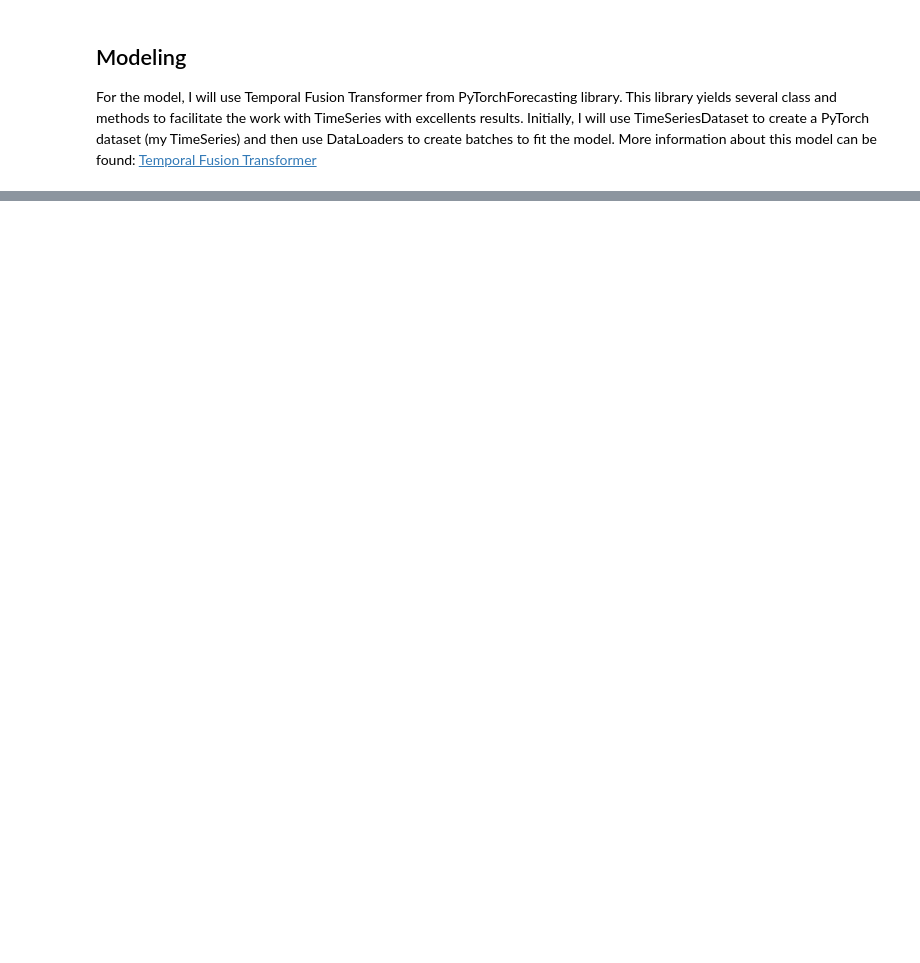
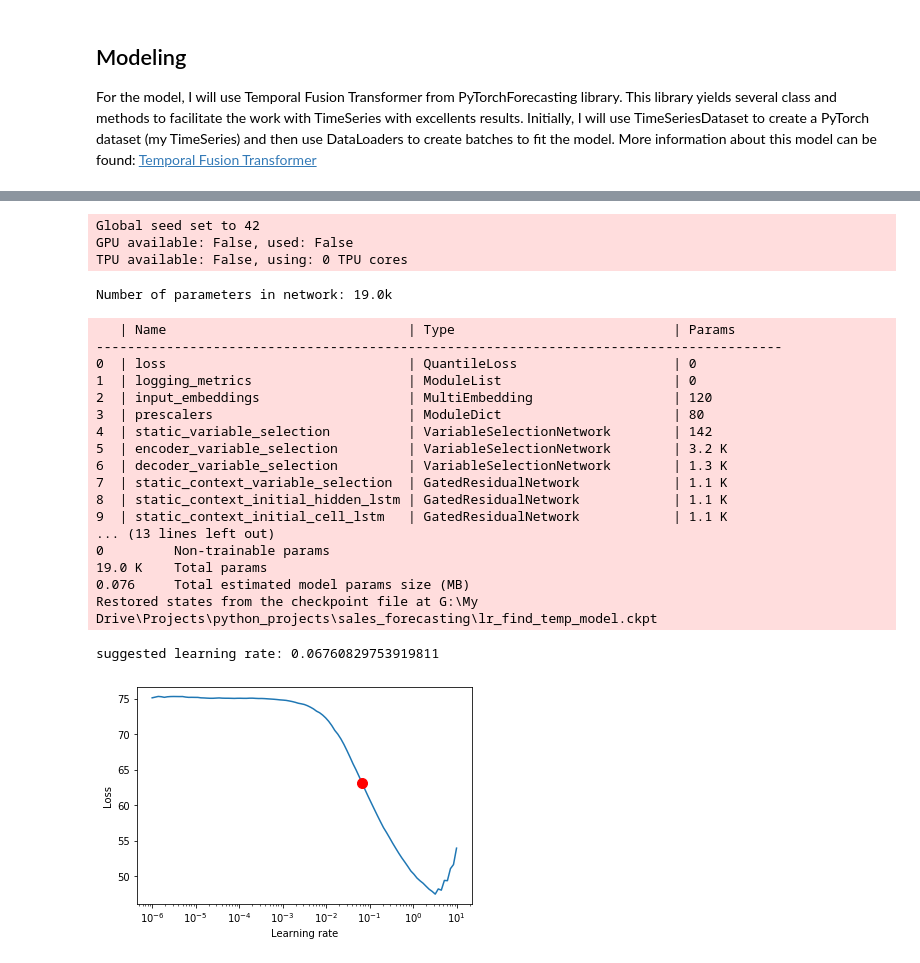
Before and after one commit to brosales8/sales_forecasting, a Jupyter notebook: TemporalFusionTransformer.ipynb, the cells around one changed output, grey strips where cells are left out. Saved outputs shown, nothing was run; the diff lists cells and outputs as text; code cells hidden in the pictures; blank space fills up the shorter version.

Commit message:
- Redefined to 40 data points - Optimized  Hyperparameters implemented - Predictions plots calculated - MAE for one Time series calculated

```diff
--- a/TemporalFusionTransformer.ipynb
+++ b/TemporalFusionTransformer.ipynb
@@ -77,3 +86,67 @@ tensor(0.1511)
+# %%
+# configure network and trainer
+pl.seed_everything(42)
+trainer = pl.Trainer(
+    gpus=0,
+    # clipping gradients is a hyperparameter and important to prevent divergance
+    # of the gradient for recurrent neural networks
+    gradient_clip_val=0.1,
+)
+
+
+tft = TemporalFusionTransformer.from_dataset(
+    training,
+    # not meaningful for finding the learning rate but otherwise very important
+    learning_rate=0.03,
+    hidden_size=16,  # most important hyperparameter apart from learning rate
+    # number of attention heads. Set to up to 4 for large datasets
+    attention_head_size=1,
+    dropout=0.1,  # between 0.1 and 0.3 are good values
+    hidden_continuous_size=8,  # set to <= hidden_size
+    output_size=7,  # 7 quantiles by default
+    loss=QuantileLoss(),
+    # reduce learning rate if no improvement in validation loss after x epochs
+    reduce_on_plateau_patience=4,
+)
+print(f"Number of parameters in network: {tft.size()/1e3:.1f}k")
+# %% [output]
+Global seed set to 42
+GPU available: False, used: False
+TPU available: False, using: 0 TPU cores
+Number of parameters in network: 19.0k
+# %%
+# find optimal learning rate
+res = trainer.tuner.lr_find(
+    tft,
+    train_dataloader=train_dataloader,
+    val_dataloaders=val_dataloader,
+    max_lr=10.0,
+    min_lr=1e-6,
+)
+
+print(f"suggested learning rate: {res.suggestion()}")
+fig = res.plot(show=True, suggest=True)
+fig.show()
+# %% [output]
+   | Name                               | Type                            | Params
+----------------------------------------------------------------------------------------
+0  | loss                               | QuantileLoss                    | 0
+1  | logging_metrics                    | ModuleList                      | 0
+2  | input_embeddings                   | MultiEmbedding                  | 120
+3  | prescalers                         | ModuleDict                      | 80
+4  | static_variable_selection          | VariableSelectionNetwork        | 142
+5  | encoder_variable_selection         | VariableSelectionNetwork        | 3.2 K
+6  | decoder_variable_selection         | VariableSelectionNetwork        | 1.3 K
+7  | static_context_variable_selection  | GatedResidualNetwork            | 1.1 K
+8  | static_context_initial_hidden_lstm | GatedResidualNetwork            | 1.1 K
+9  | static_context_initial_cell_lstm   | GatedResidualNetwork            | 1.1 K
+... (13 lines left out)
+0         Non-trainable params
+19.0 K    Total params
+0.076     Total estimated model params size (MB)
+Restored states from the checkpoint file at G:\My Drive\Projects\python_projects\sales_forecasting\lr_find_temp_model.ckpt
+suggested learning rate: 0.06760829753919811
+[figure, added]
 # %%
 # Training the model (TemporalFusionTransformer)
 
```
Also changed, not shown: parts of 15 cells of this notebook.
